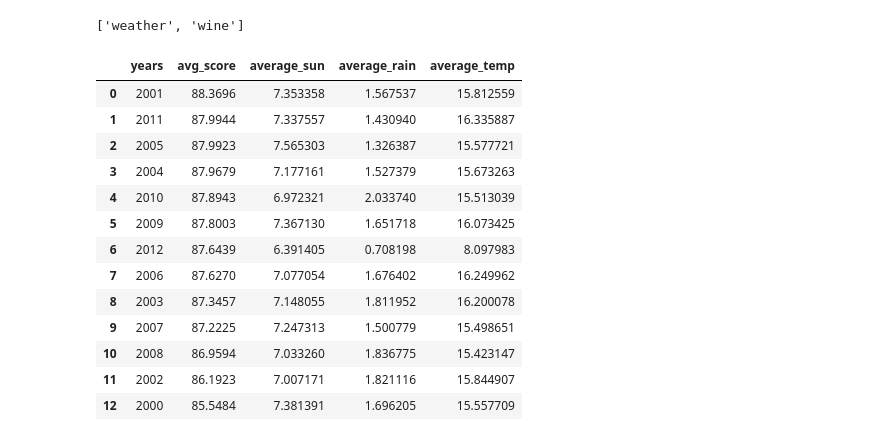
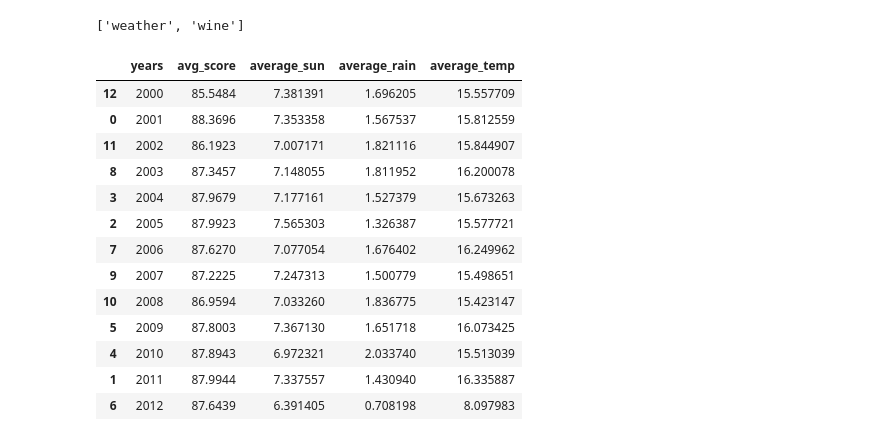
Before and after one commit to csick52/Wine-Repo, a Jupyter notebook: ETL Weather Data.ipynb, the cells around one changed output. Cells and saved outputs as stored; diff of their text form; code cells hidden in the pictures.

```diff
--- a/ETL Weather Data.ipynb
+++ b/ETL Weather Data.ipynb
@@ -386,33 +386,34 @@ final_year.to_sql(name='weather', con=engine, if_exists='append', index=False)
 # %%
 conn = engine.connect()
 
 # wine_avgs = engine.execute("""select years, avg(wine.points) as avg_score, average_sun, average_rain, average_temp
 # from wine
 # inner join weather on wine.years = weather.year
 # group by years, average_sun, average_rain, average_temp
 # order by avg_score desc;
 # """)
 
 wine_avgs = pd.read_sql("""select years, avg(wine.points) as avg_score, average_sun, average_rain, average_temp
 from wine
 inner join weather on wine.years = weather.year
 group by years, average_sun, average_rain, average_temp
 order by avg_score desc;
 """, conn)
 
+wine_avgs = wine_avgs.sort_values(by=["years"])
 wine_avgs
 # %% [output]
 |  | years | avg_score | average_sun | average_rain | average_temp |
+| 12 | 2000 | 85.5484 | 7.381391 | 1.696205 | 15.557709 |
 | 0 | 2001 | 88.3696 | 7.353358 | 1.567537 | 15.812559 |
-| 1 | 2011 | 87.9944 | 7.337557 | 1.430940 | 16.335887 |
+| 11 | 2002 | 86.1923 | 7.007171 | 1.821116 | 15.844907 |
+| 8 | 2003 | 87.3457 | 7.148055 | 1.811952 | 16.200078 |
+| 3 | 2004 | 87.9679 | 7.177161 | 1.527379 | 15.673263 |
 | 2 | 2005 | 87.9923 | 7.565303 | 1.326387 | 15.577721 |
-| 3 | 2004 | 87.9679 | 7.177161 | 1.527379 | 15.673263 |
-| 4 | 2010 | 87.8943 | 6.972321 | 2.033740 | 15.513039 |
-| 5 | 2009 | 87.8003 | 7.367130 | 1.651718 | 16.073425 |
-| 6 | 2012 | 87.6439 | 6.391405 | 0.708198 | 8.097983 |
 | 7 | 2006 | 87.6270 | 7.077054 | 1.676402 | 16.249962 |
-| 8 | 2003 | 87.3457 | 7.148055 | 1.811952 | 16.200078 |
 | 9 | 2007 | 87.2225 | 7.247313 | 1.500779 | 15.498651 |
 | 10 | 2008 | 86.9594 | 7.033260 | 1.836775 | 15.423147 |
-| 11 | 2002 | 86.1923 | 7.007171 | 1.821116 | 15.844907 |
-| 12 | 2000 | 85.5484 | 7.381391 | 1.696205 | 15.557709 |
+| 5 | 2009 | 87.8003 | 7.367130 | 1.651718 | 16.073425 |
+| 4 | 2010 | 87.8943 | 6.972321 | 2.033740 | 15.513039 |
+| 1 | 2011 | 87.9944 | 7.337557 | 1.430940 | 16.335887 |
+| 6 | 2012 | 87.6439 | 6.391405 | 0.708198 | 8.097983 |
```
Also changed, not shown: parts of 4 cells of this notebook, 1 other file.
